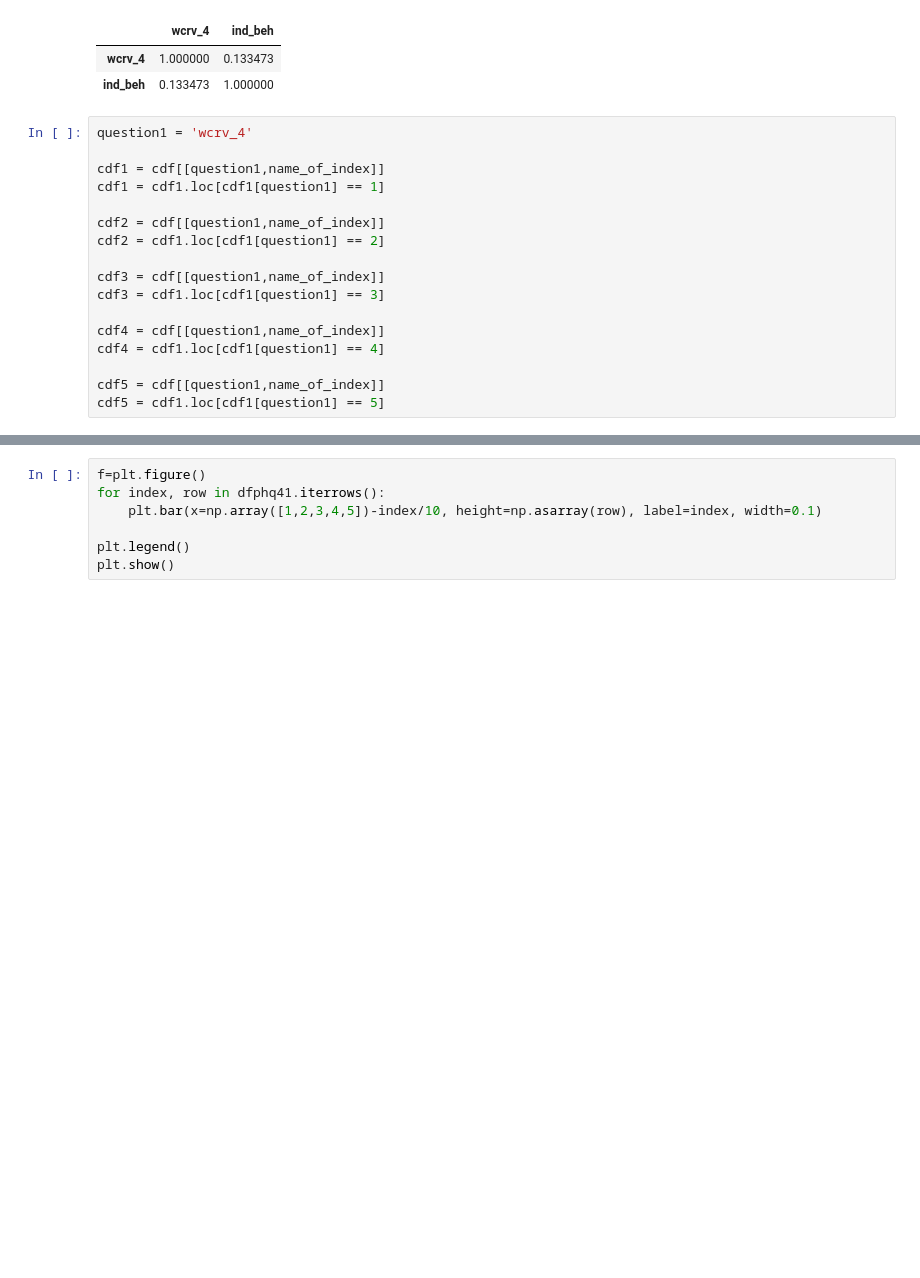
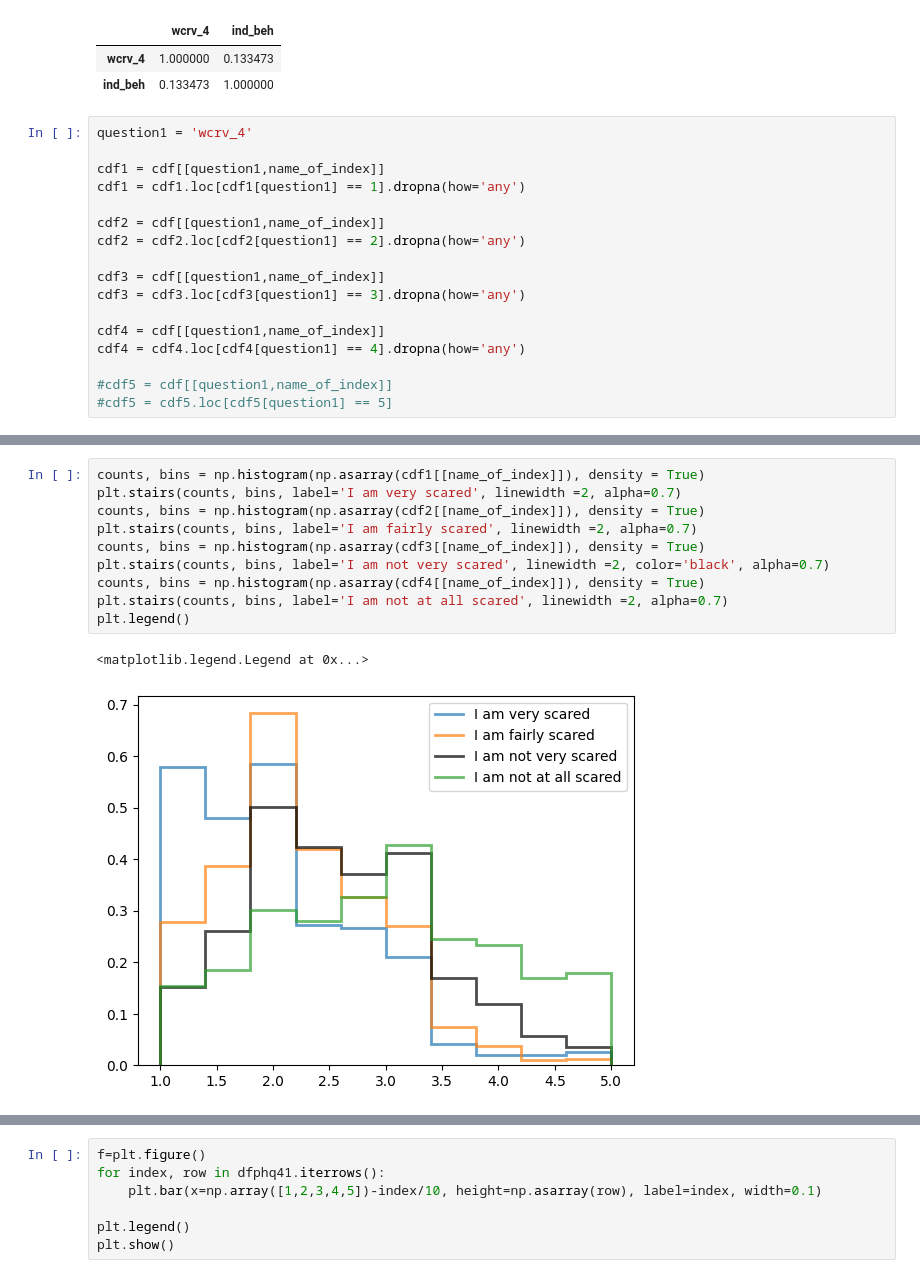
Before and after one commit to sevenbanisch/hackthon_yougov_data, a Jupyter notebook: hackathon/Joris/Untitled.ipynb, the cells around one changed output, grey strips where cells are left out. Cells and saved outputs as stored; diff of their text form; blank space fills up the shorter version.

```diff
--- a/hackathon/Joris/Untitled.ipynb
+++ b/hackathon/Joris/Untitled.ipynb
@@ -201,16 +201,16 @@ cdf[['wcrv_4','ind_beh']].dropna(how='any').corr()
 question1 = 'wcrv_4'
 
 cdf1 = cdf[[question1,name_of_index]]
-cdf1 = cdf1.loc[cdf1[question1] == 1]
+cdf1 = cdf1.loc[cdf1[question1] == 1].dropna(how='any')
 
 cdf2 = cdf[[question1,name_of_index]]
-cdf2 = cdf1.loc[cdf1[question1] == 2]
+cdf2 = cdf2.loc[cdf2[question1] == 2].dropna(how='any')
 
 cdf3 = cdf[[question1,name_of_index]]
-cdf3 = cdf1.loc[cdf1[question1] == 3]
+cdf3 = cdf3.loc[cdf3[question1] == 3].dropna(how='any')
 
 cdf4 = cdf[[question1,name_of_index]]
-cdf4 = cdf1.loc[cdf1[question1] == 4]
+cdf4 = cdf4.loc[cdf4[question1] == 4].dropna(how='any')
 
-cdf5 = cdf[[question1,name_of_index]]
-cdf5 = cdf1.loc[cdf1[question1] == 5]
+#cdf5 = cdf[[question1,name_of_index]]
+#cdf5 = cdf5.loc[cdf5[question1] == 5]
@@ -230,0 +227,13 @@ TypeError: unhashable type: 'DataFrame'
+# %%
+counts, bins = np.histogram(np.asarray(cdf1[[name_of_index]]), density = True)
+plt.stairs(counts, bins, label='I am very scared', linewidth =2, alpha=0.7)
+counts, bins = np.histogram(np.asarray(cdf2[[name_of_index]]), density = True)
+plt.stairs(counts, bins, label='I am fairly scared', linewidth =2, alpha=0.7)
+counts, bins = np.histogram(np.asarray(cdf3[[name_of_index]]), density = True)
+plt.stairs(counts, bins, label='I am not very scared', linewidth =2, color='black', alpha=0.7)
+counts, bins = np.histogram(np.asarray(cdf4[[name_of_index]]), density = True)
+plt.stairs(counts, bins, label='I am not at all scared', linewidth =2, alpha=0.7)
+plt.legend()
+# %% [output]
+<matplotlib.legend.Legend at 0x...>
+[figure, added]
```
Also changed, not shown: parts of 4 cells of this notebook.
